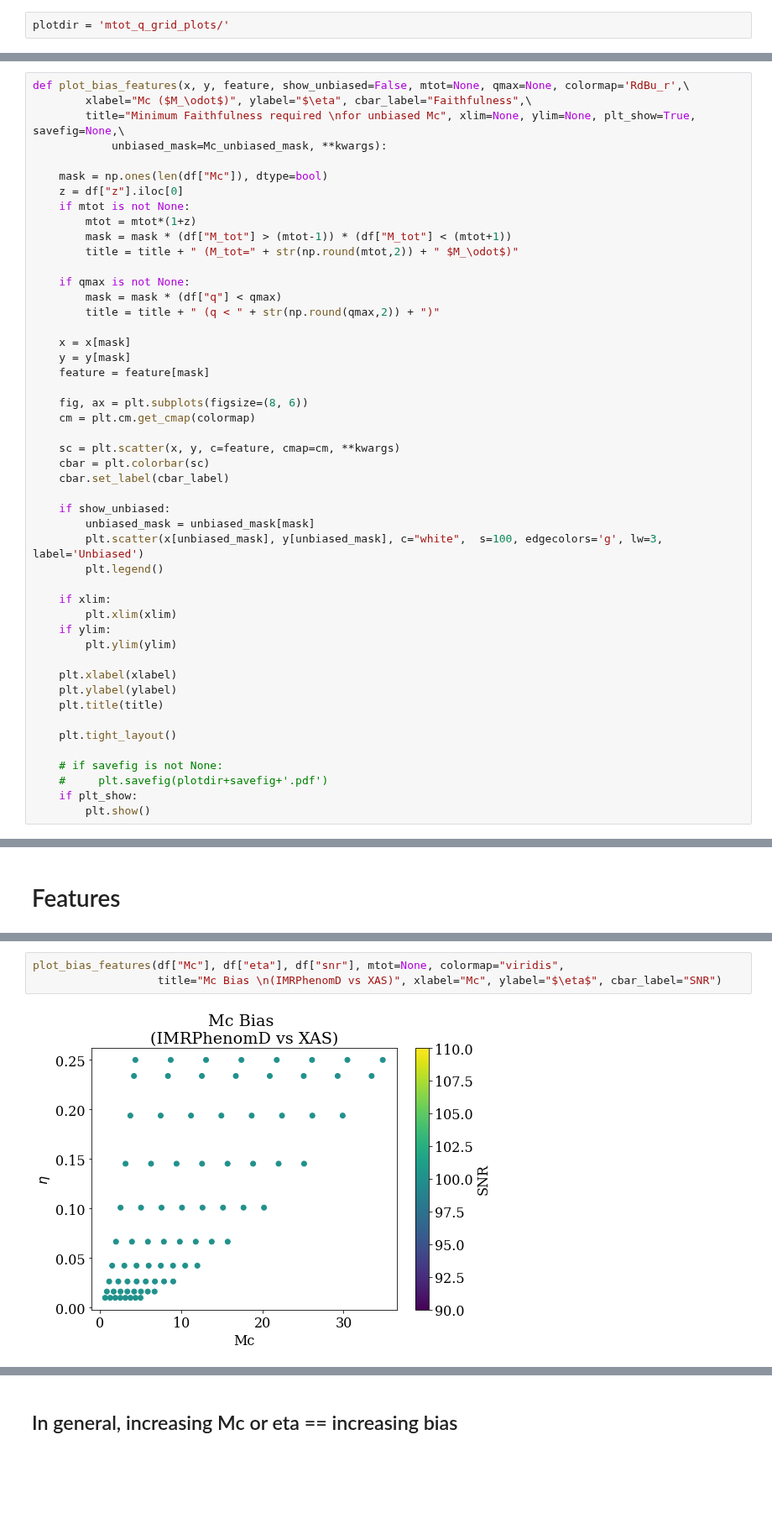
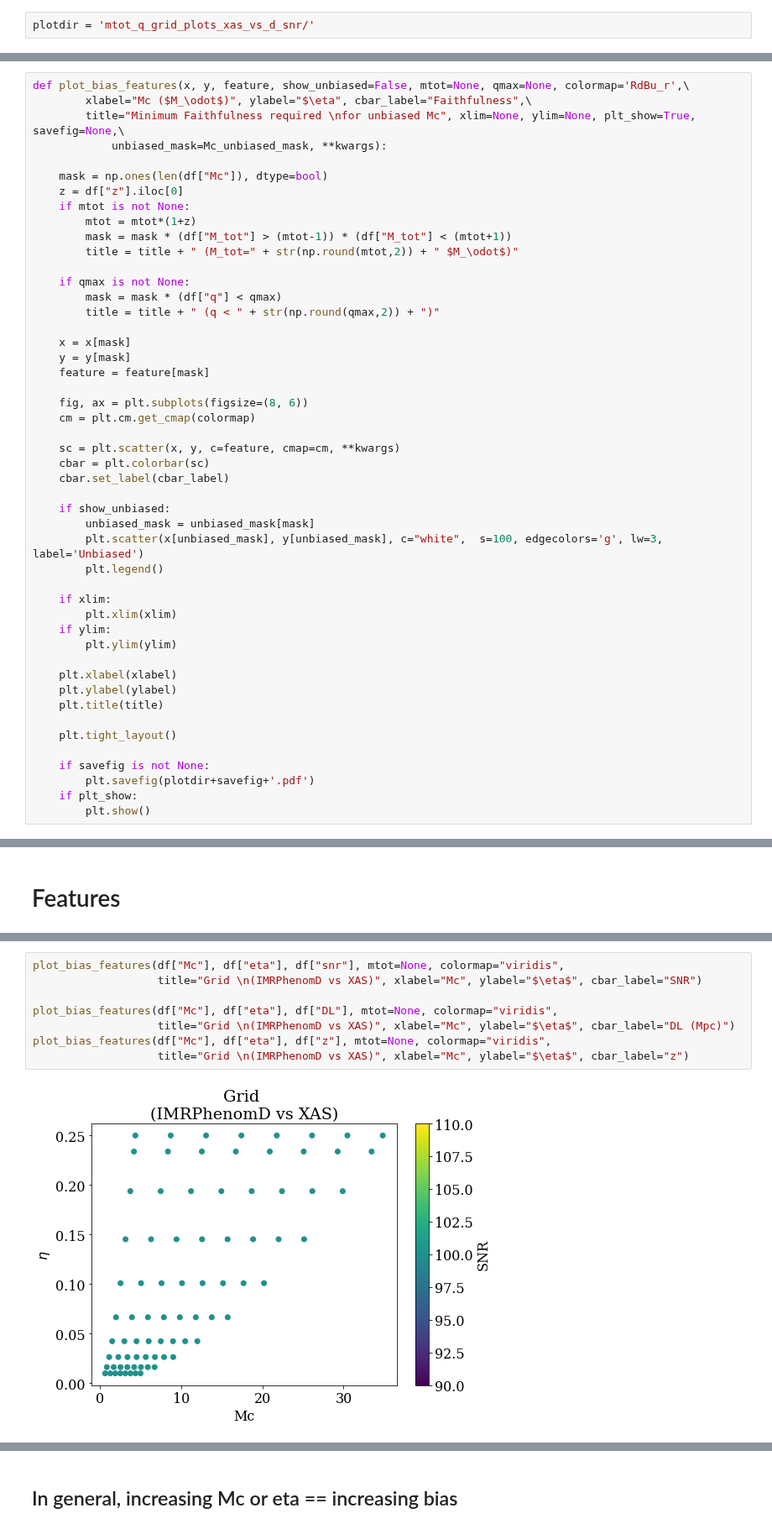
Before and after one commit to veome22/hybrid_waveforms, a Jupyter notebook: gwbench_bias_plots_Mtot_q_grid.ipynb, the cells around one changed output, grey strips where cells are left out. Shown at 84% size. Saved outputs shown, nothing was run; the diff lists cells and outputs as text; blank space fills up the shorter version.

```diff
--- a/gwbench_bias_plots_Mtot_q_grid.ipynb
+++ b/gwbench_bias_plots_Mtot_q_grid.ipynb
@@ -16,7 +16,7 @@ font = {'family' : 'serif',
 
 matplotlib.rc('font', **font)
 # %%
-plotdir = 'mtot_q_grid_plots/'
+plotdir = 'mtot_q_grid_plots_xas_vs_d_snr/'
 # %%
 mtots = [10, 20, 30, 40, 50, 60, 70, 80]
 # mtots = [7, 10, 12]
@@ -165,8 +165,8 @@ def plot_bias_features(x, y, feature, show_unbiased=False, mtot=None, qmax=None,
 
     plt.tight_layout()
 
-    # if savefig is not None:
-    #     plt.savefig(plotdir+savefig+'.pdf')
+    if savefig is not None:
+        plt.savefig(plotdir+savefig+'.pdf')
     if plt_show:
         plt.show()
 # %% [markdown]
@@ -274,5 +292,10 @@ plot_bias_features(df["Mc"], df["eta"], df["full_inner_prod"], mtot=None, colorm
 # %%
 plot_bias_features(df["Mc"], df["eta"], df["snr"], mtot=None, colormap="viridis",
-                   title="Mc Bias \n(IMRPhenomD vs XAS)", xlabel="Mc", ylabel="$\eta$", cbar_label="SNR")
+                   title="Grid \n(IMRPhenomD vs XAS)", xlabel="Mc", ylabel="$\eta$", cbar_label="SNR")
+
+plot_bias_features(df["Mc"], df["eta"], df["DL"], mtot=None, colormap="viridis",
+                   title="Grid \n(IMRPhenomD vs XAS)", xlabel="Mc", ylabel="$\eta$", cbar_label="DL (Mpc)")
+plot_bias_features(df["Mc"], df["eta"], df["z"], mtot=None, colormap="viridis",
+                   title="Grid \n(IMRPhenomD vs XAS)", xlabel="Mc", ylabel="$\eta$", cbar_label="z")
 # %% [output]
-[figure, old version]
+[figure, new version]
```
Also changed, not shown: parts of 10 cells of this notebook, 2 other files.
